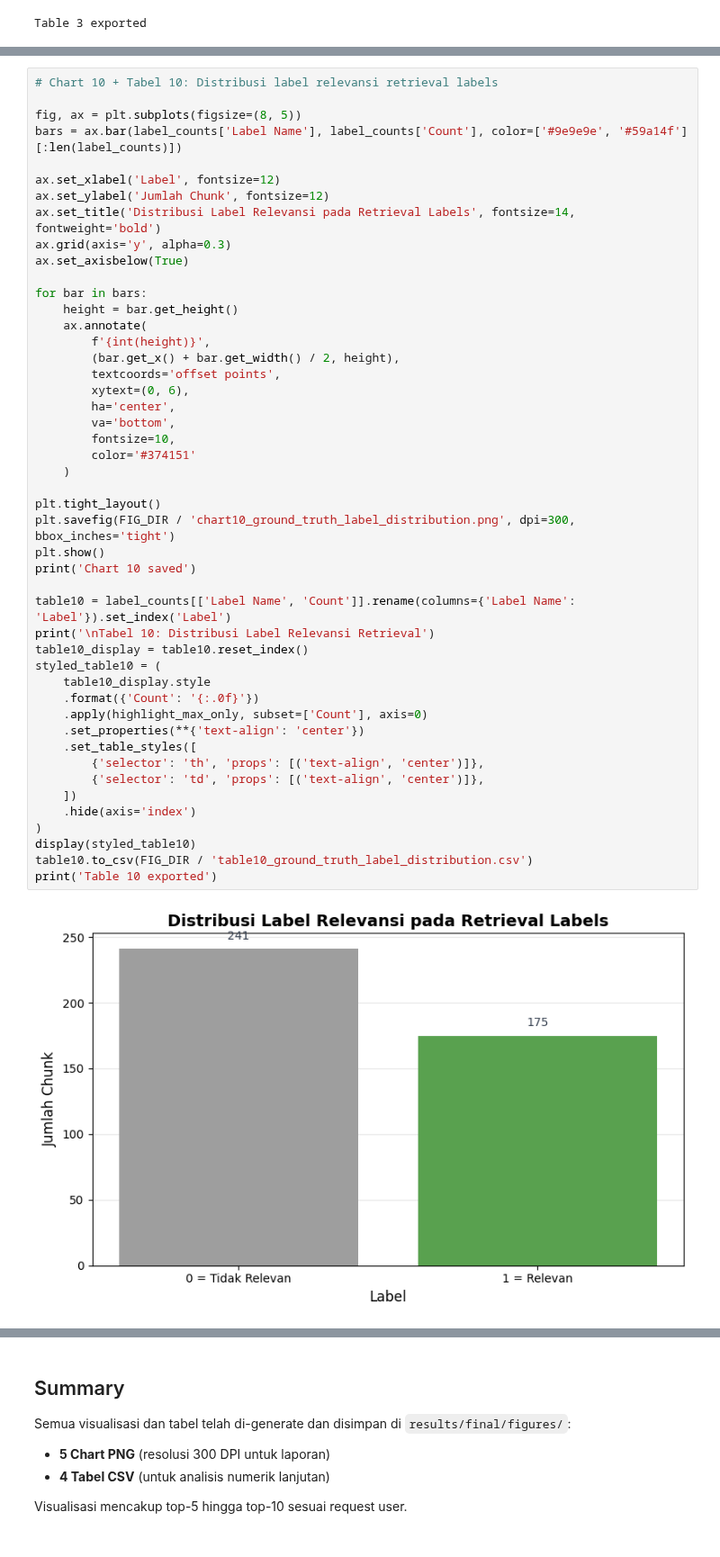
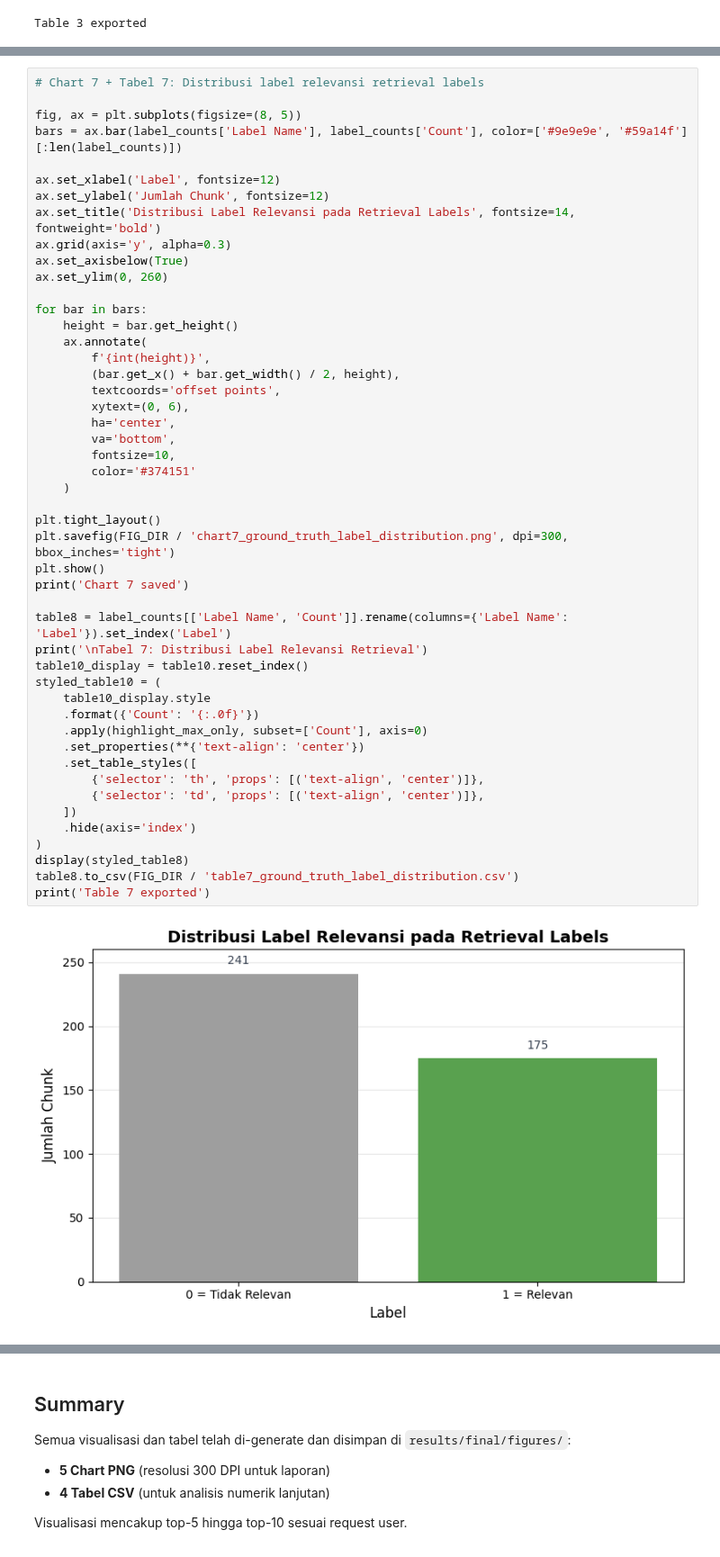
Before and after one commit to haikalthrq/rag-skripsi, a Jupyter notebook: notebooks/eval_visualization.ipynb, the cells around one changed output, grey strips where cells are left out. Shown at 90% size. Saved outputs shown, nothing was run; the diff lists cells and outputs as text.

Commit message:
Update project context and final visualization outputs

```diff
--- a/notebooks/eval_visualization.ipynb
+++ b/notebooks/eval_visualization.ipynb
@@ -832,5 +656,5 @@ Table 9 exported
 # %%
-# Chart 10 + Tabel 10: Distribusi label relevansi retrieval labels
+# Chart 7 + Tabel 7: Distribusi label relevansi retrieval labels
 
 fig, ax = plt.subplots(figsize=(8, 5))
 bars = ax.bar(label_counts['Label Name'], label_counts['Count'], color=['#9e9e9e', '#59a14f'][:len(label_counts)])
@@ -840,41 +664,42 @@ ax.set_ylabel('Jumlah Chunk', fontsize=12)
 ax.set_title('Distribusi Label Relevansi pada Retrieval Labels', fontsize=14, fontweight='bold')
 ax.grid(axis='y', alpha=0.3)
 ax.set_axisbelow(True)
+ax.set_ylim(0, 260)
 
 for bar in bars:
     height = bar.get_height()
     ax.annotate(
         f'{int(height)}',
         (bar.get_x() + bar.get_width() / 2, height),
         textcoords='offset points',
         xytext=(0, 6),
         ha='center',
         va='bottom',
         fontsize=10,
         color='#374151'
     )
 
 plt.tight_layout()
-plt.savefig(FIG_DIR / 'chart10_ground_truth_label_distribution.png', dpi=300, bbox_inches='tight')
+plt.savefig(FIG_DIR / 'chart7_ground_truth_label_distribution.png', dpi=300, bbox_inches='tight')
 plt.show()
-print('Chart 10 saved')
+print('Chart 7 saved')
 
-table10 = label_counts[['Label Name', 'Count']].rename(columns={'Label Name': 'Label'}).set_index('Label')
-print('\nTabel 10: Distribusi Label Relevansi Retrieval')
+table8 = label_counts[['Label Name', 'Count']].rename(columns={'Label Name': 'Label'}).set_index('Label')
+print('\nTabel 7: Distribusi Label Relevansi Retrieval')
 table10_display = table10.reset_index()
 styled_table10 = (
     table10_display.style
     .format({'Count': '{:.0f}'})
     .apply(highlight_max_only, subset=['Count'], axis=0)
     .set_properties(**{'text-align': 'center'})
     .set_table_styles([
         {'selector': 'th', 'props': [('text-align', 'center')]},
         {'selector': 'td', 'props': [('text-align', 'center')]},
     ])
     .hide(axis='index')
 )
-display(styled_table10)
-table10.to_csv(FIG_DIR / 'table10_ground_truth_label_distribution.csv')
-print('Table 10 exported')
+display(styled_table8)
+table8.to_csv(FIG_DIR / 'table7_ground_truth_label_distribution.csv')
+print('Table 7 exported')
 # %% [output]
-[figure, old version]
+[figure, new version]
```
Also changed, not shown: parts of 19 cells of this notebook, 28 other files.
